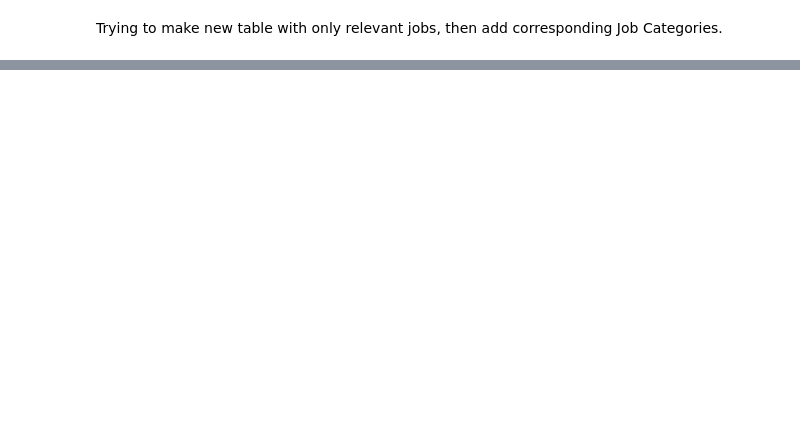
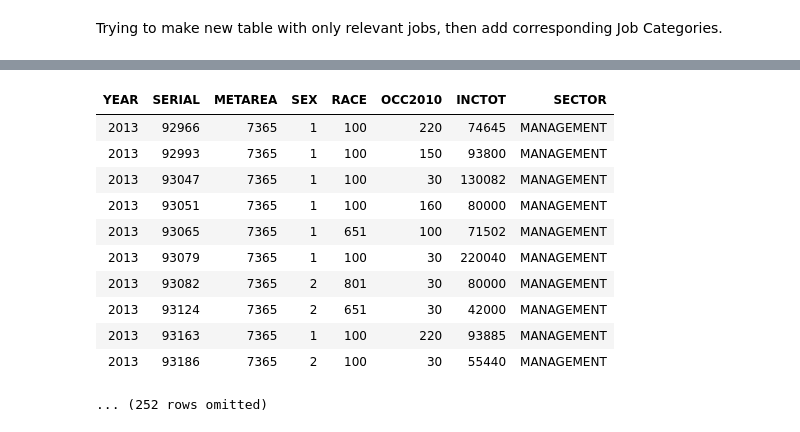
Before and after one commit to ds-modules/GWS-131, a Jupyter notebook: bay_area.ipynb, the cells around one changed output, grey strips where cells are left out. Saved outputs shown, nothing was run; the diff lists cells and outputs as text; code cells hidden in the pictures; blank space fills up the shorter version.

```diff
--- a/bay_area.ipynb
+++ b/bay_area.ipynb
@@ -87,0 +182,16 @@ with_sector
+# %%
+management_jobs=with_sector.where("SECTOR", are.equal_to("MANAGEMENT"))
+management_jobs
+# %% [output]
+| YEAR | SERIAL | METAREA | SEX | RACE | OCC2010 | INCTOT | SECTOR |
+| 2013 | 92966 | 7365 | 1 | 100 | 220 | 74645 | MANAGEMENT |
+| 2013 | 92993 | 7365 | 1 | 100 | 150 | 93800 | MANAGEMENT |
+| 2013 | 93047 | 7365 | 1 | 100 | 30 | 130082 | MANAGEMENT |
+| 2013 | 93051 | 7365 | 1 | 100 | 160 | 80000 | MANAGEMENT |
+| 2013 | 93065 | 7365 | 1 | 651 | 100 | 71502 | MANAGEMENT |
+| 2013 | 93079 | 7365 | 1 | 100 | 30 | 220040 | MANAGEMENT |
+| 2013 | 93082 | 7365 | 2 | 801 | 30 | 80000 | MANAGEMENT |
+| 2013 | 93124 | 7365 | 2 | 651 | 30 | 42000 | MANAGEMENT |
+| 2013 | 93163 | 7365 | 1 | 100 | 220 | 93885 | MANAGEMENT |
+| 2013 | 93186 | 7365 | 2 | 100 | 30 | 55440 | MANAGEMENT |
+... (252 rows omitted)
```
Also changed, not shown: parts of 14 cells of this notebook, 1 other file.
